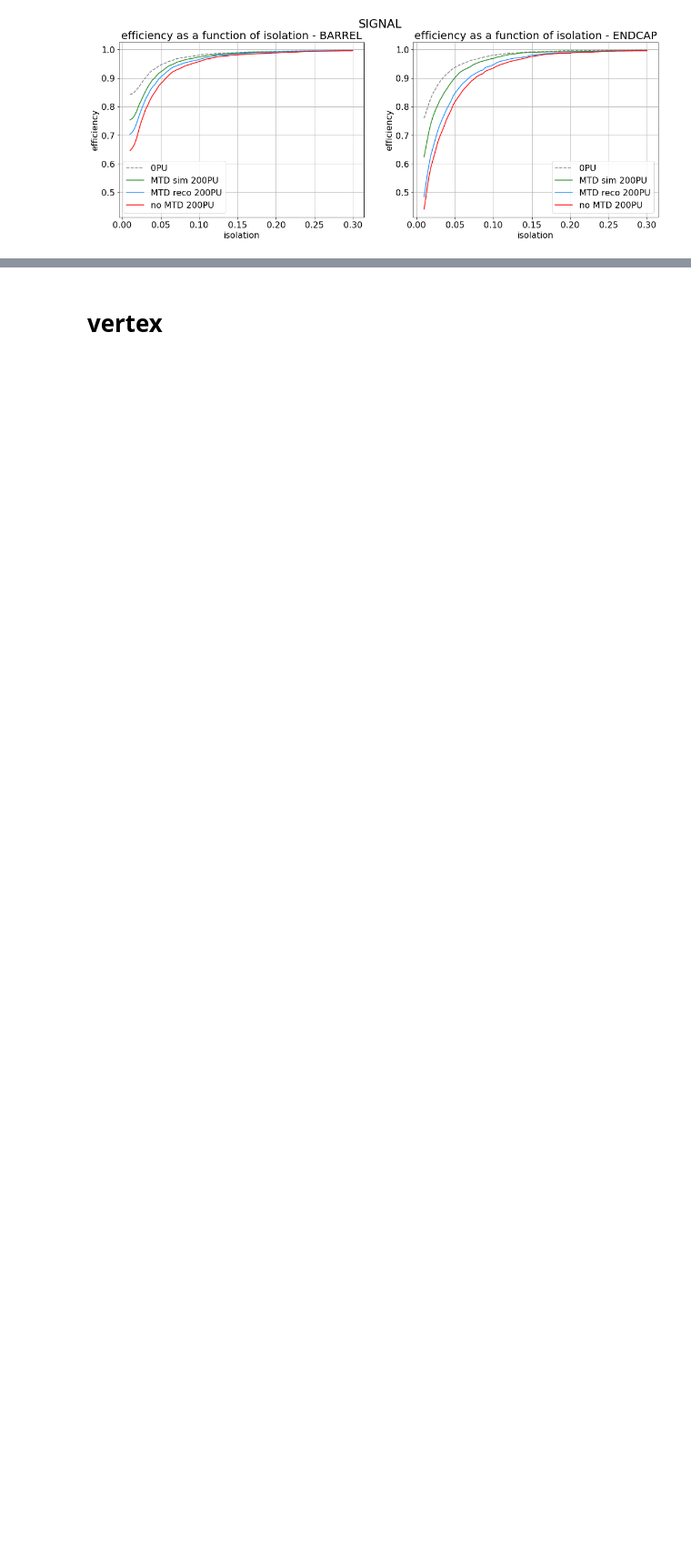
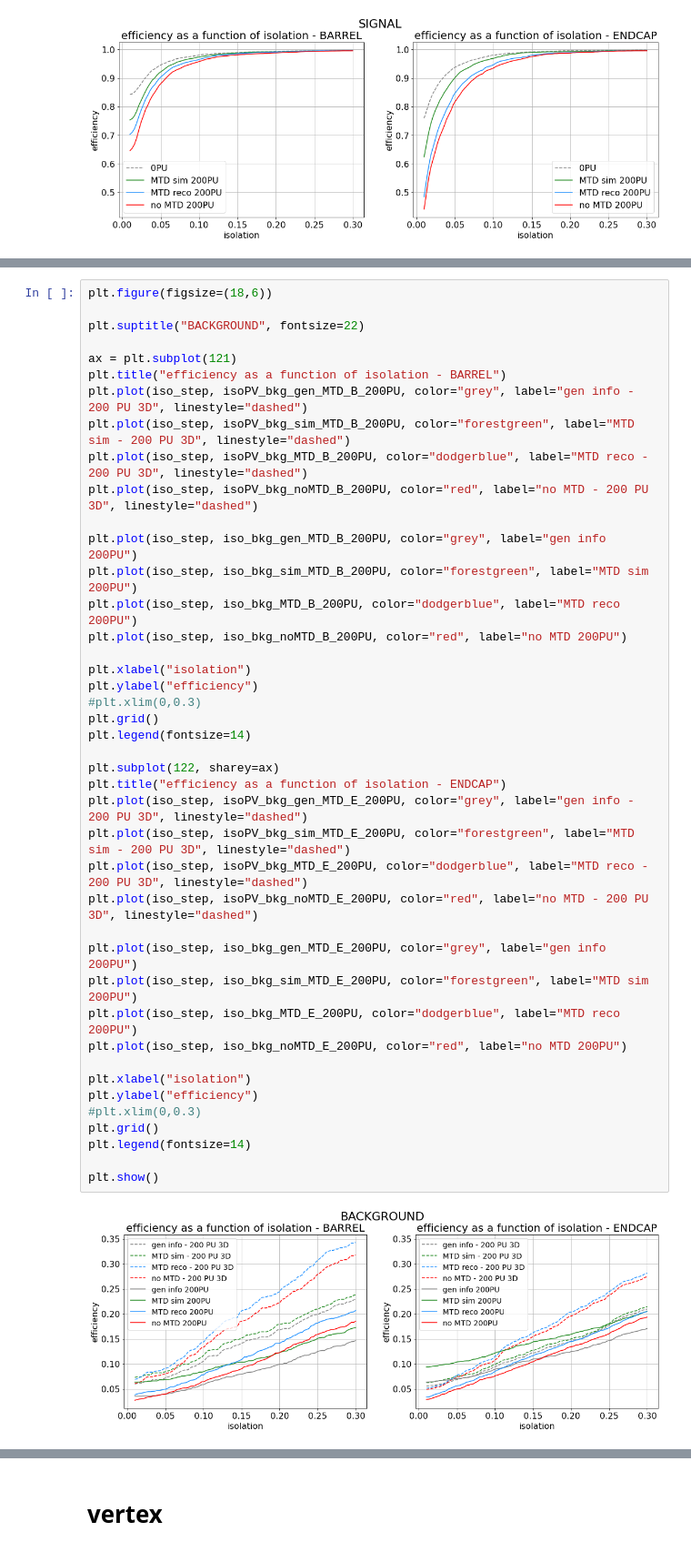
Before and after one commit to AuroraPerego/Timing, a Jupyter notebook: EleIso_comparison.ipynb, the cells around one changed output, grey strips where cells are left out. Shown at 91% size. Saved outputs shown, nothing was run; the diff lists cells and outputs as text; blank space fills up the shorter version.

```diff
--- a/EleIso_comparison.ipynb
+++ b/EleIso_comparison.ipynb
@@ -162 +231,45 @@ plt.show()
+# %%
+plt.figure(figsize=(18,6))
+
+plt.suptitle("BACKGROUND", fontsize=22)
+
+ax = plt.subplot(121)
+plt.title("efficiency as a function of isolation - BARREL")
+plt.plot(iso_step, isoPV_bkg_gen_MTD_B_200PU, color="grey", label="gen info - 200 PU 3D", linestyle="dashed")
+plt.plot(iso_step, isoPV_bkg_sim_MTD_B_200PU, color="forestgreen", label="MTD sim - 200 PU 3D", linestyle="dashed")
+plt.plot(iso_step, isoPV_bkg_MTD_B_200PU, color="dodgerblue", label="MTD reco - 200 PU 3D", linestyle="dashed")
+plt.plot(iso_step, isoPV_bkg_noMTD_B_200PU, color="red", label="no MTD - 200 PU 3D", linestyle="dashed")
+
+plt.plot(iso_step, iso_bkg_gen_MTD_B_200PU, color="grey", label="gen info 200PU")
+plt.plot(iso_step, iso_bkg_sim_MTD_B_200PU, color="forestgreen", label="MTD sim 200PU")
+plt.plot(iso_step, iso_bkg_MTD_B_200PU, color="dodgerblue", label="MTD reco 200PU")
+plt.plot(iso_step, iso_bkg_noMTD_B_200PU, color="red", label="no MTD 200PU")
+
+plt.xlabel("isolation")
+plt.ylabel("efficiency")
+#plt.xlim(0,0.3)
+plt.grid()
+plt.legend(fontsize=14)
+
+plt.subplot(122, sharey=ax)
+plt.title("efficiency as a function of isolation - ENDCAP")
+plt.plot(iso_step, isoPV_bkg_gen_MTD_E_200PU, color="grey", label="gen info - 200 PU 3D", linestyle="dashed")
+plt.plot(iso_step, isoPV_bkg_sim_MTD_E_200PU, color="forestgreen", label="MTD sim - 200 PU 3D", linestyle="dashed")
+plt.plot(iso_step, isoPV_bkg_MTD_E_200PU, color="dodgerblue", label="MTD reco - 200 PU 3D", linestyle="dashed")
+plt.plot(iso_step, isoPV_bkg_noMTD_E_200PU, color="red", label="no MTD - 200 PU 3D", linestyle="dashed")
+
+plt.plot(iso_step, iso_bkg_gen_MTD_E_200PU, color="grey", label="gen info 200PU")
+plt.plot(iso_step, iso_bkg_sim_MTD_E_200PU, color="forestgreen", label="MTD sim 200PU")
+plt.plot(iso_step, iso_bkg_MTD_E_200PU, color="dodgerblue", label="MTD reco 200PU")
+plt.plot(iso_step, iso_bkg_noMTD_E_200PU, color="red", label="no MTD 200PU")
+
+plt.xlabel("isolation")
+plt.ylabel("efficiency")
+#plt.xlim(0,0.3)
+plt.grid()
+plt.legend(fontsize=14)
+
+plt.show()
+# %% [output]
+[figure, added]
 # %%
```
Also changed, not shown: parts of 5 cells of this notebook, 5 other files.
